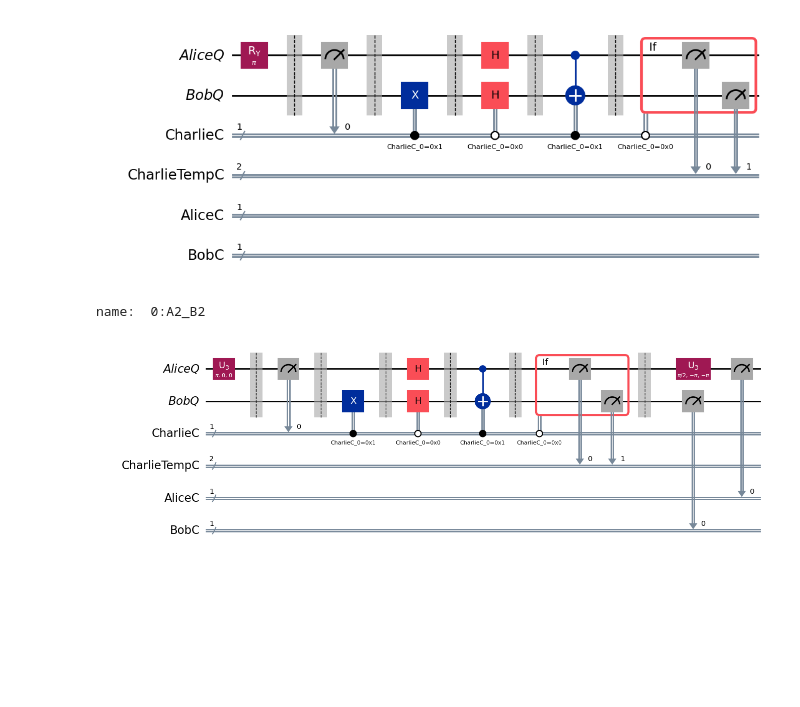
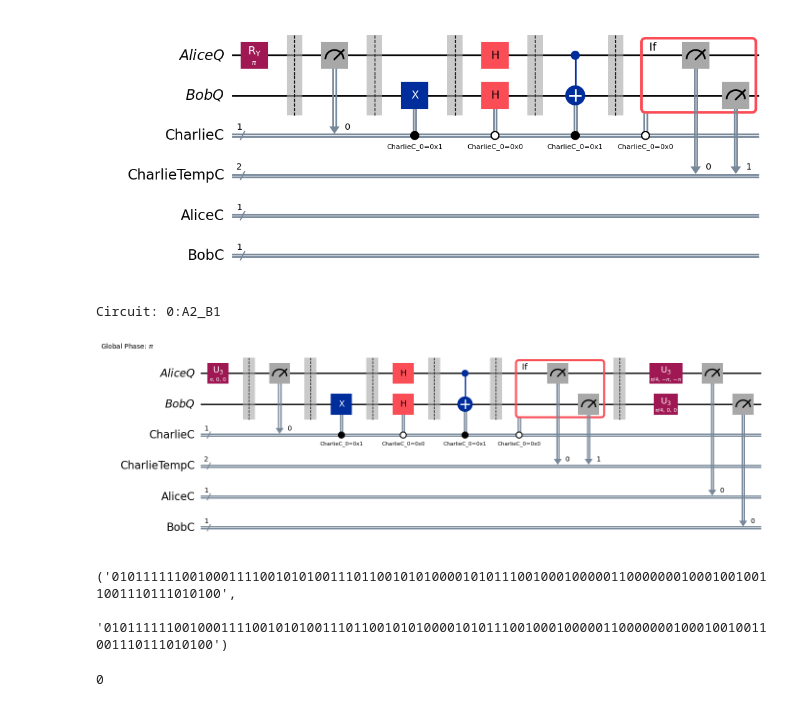
Before and after one commit to giovanniligato/E91-Protocol, a Jupyter notebook: E91.ipynb, the cells around one changed output. Saved outputs shown, nothing was run; the diff lists cells and outputs as text; code cells hidden in the pictures; blank space fills up the shorter version.

```diff
--- a/E91.ipynb
+++ b/E91.ipynb
@@ -228,12 +228,13 @@ for i in range(epr_pairs):
     transpiled_qc = transpile(qc, basis_gates=['x', 'y', 'z', 'h', 'u3', 'cx'], optimization_level=0)
 
     QCs.append(transpiled_qc)
-# %%
-print("name: ", QCs[0].name)
-QCs[2].draw('mpl')
-# %% [output]
-name:  0:A2_B2
-[figure, removed]
+# %%
+# Let's draw a circuit for debugging purposes
+print(f"Circuit: {QCs[0].name}")
+QCs[0].draw('mpl')
+# %% [output]
+Circuit: 0:A2_B1
+[figure, added]
 # %%
 # It's time now to simulate the circuits and extract the results.
 from qiskit.result import marginal_counts
@@ -262,0 +291,16 @@ for i, node in enumerate(Nodes):
+# %%
+# Alice and Bob keys
+''.join(map(str, Nodes["Alice"]["key"])), ''.join(map(str, Nodes["Bob"]["key"]))
+# %% [output]
+('0101111110010001111001010100111011001010100001010111001000100000110000000100010010011001110111010100',
+ '0101111110010001111001010100111011001010100001010111001000100000110000000100010010011001110111010100')
+# %%
+mismatch_key_bits = 0
+
+for i in range(len(Nodes["Alice"]["key"])):
+    if Nodes["Alice"]["key"][i] != Nodes["Bob"]["key"][i]:
+        mismatch_key_bits += 1
+
+mismatch_key_bits
+# %% [output]
+0
```
Also changed, not shown: parts of 3 cells of this notebook.
